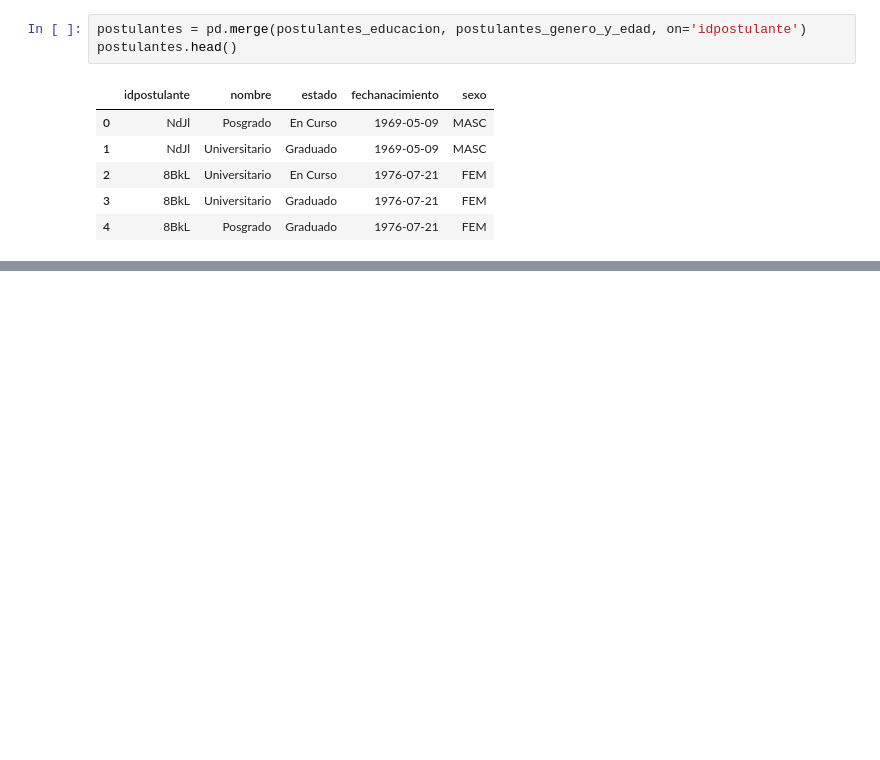
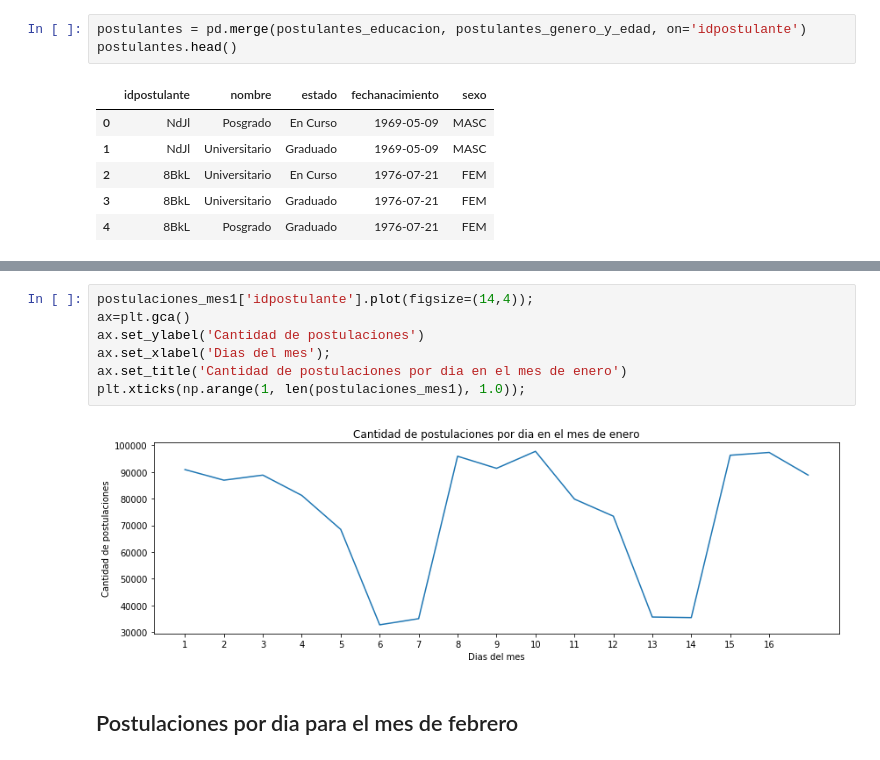
Before and after one commit to GFibrizo/DataExploration1, a Jupyter notebook: Finger1.ipynb, the cells around one changed output, grey strips where cells are left out. Saved outputs shown, nothing was run; the diff lists cells and outputs as text; blank space fills up the shorter version.

```diff
--- a/Finger1.ipynb
+++ b/Finger1.ipynb
@@ -71,0 +98,11 @@ postulaciones.groupby('diasemanapostulacion').count()
+# %%
+postulaciones_mes1['idpostulante'].plot(figsize=(14,4));
+ax=plt.gca()
+ax.set_ylabel('Cantidad de postulaciones')
+ax.set_xlabel('Dias del mes');
+ax.set_title('Cantidad de postulaciones por dia en el mes de enero')
+plt.xticks(np.arange(1, len(postulaciones_mes1), 1.0));
+# %% [output]
+[figure, added]
+# %% [markdown]
+## Postulaciones por dia para el mes de febrero
```
Also changed, not shown: parts of 27 cells of this notebook.
